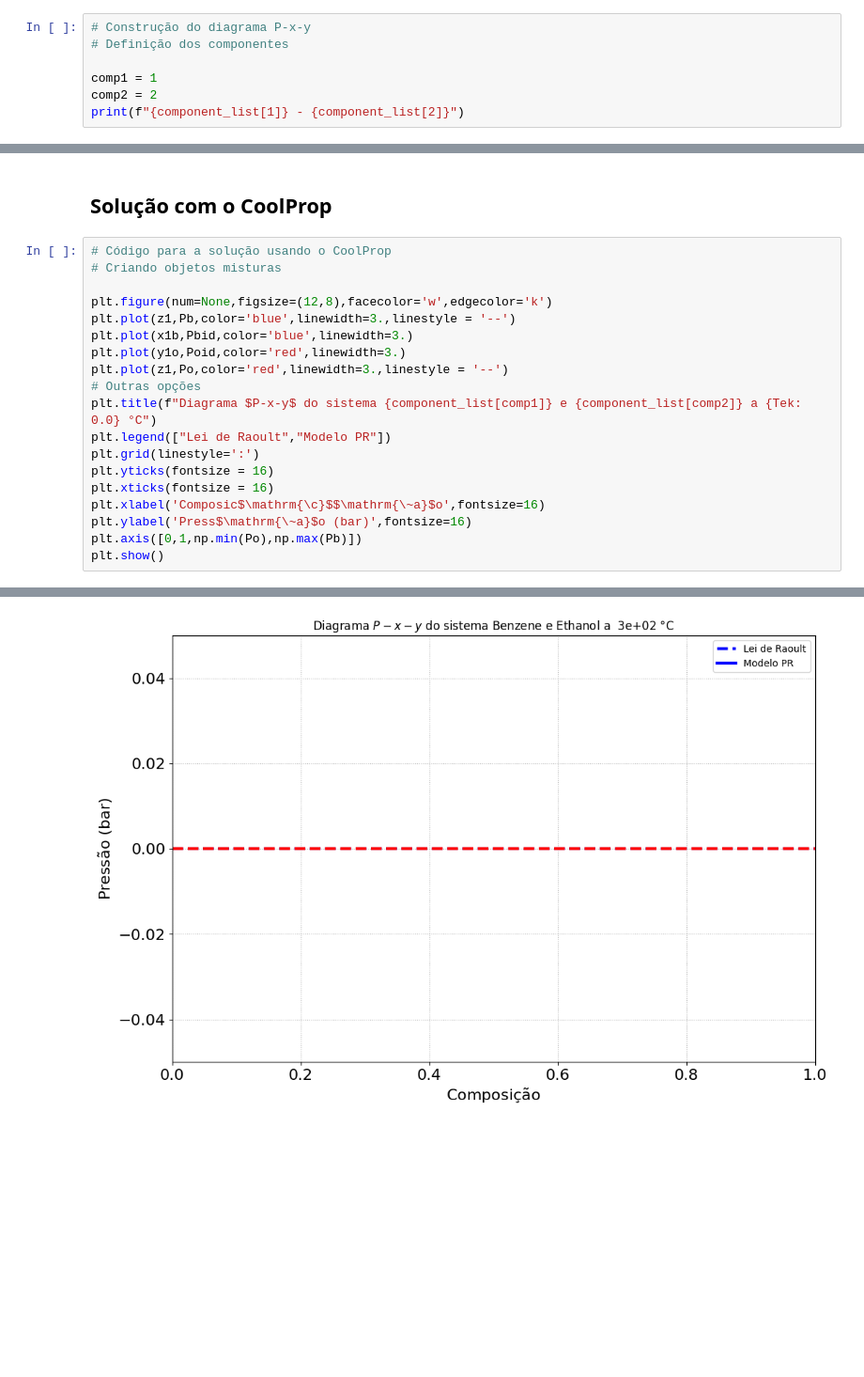
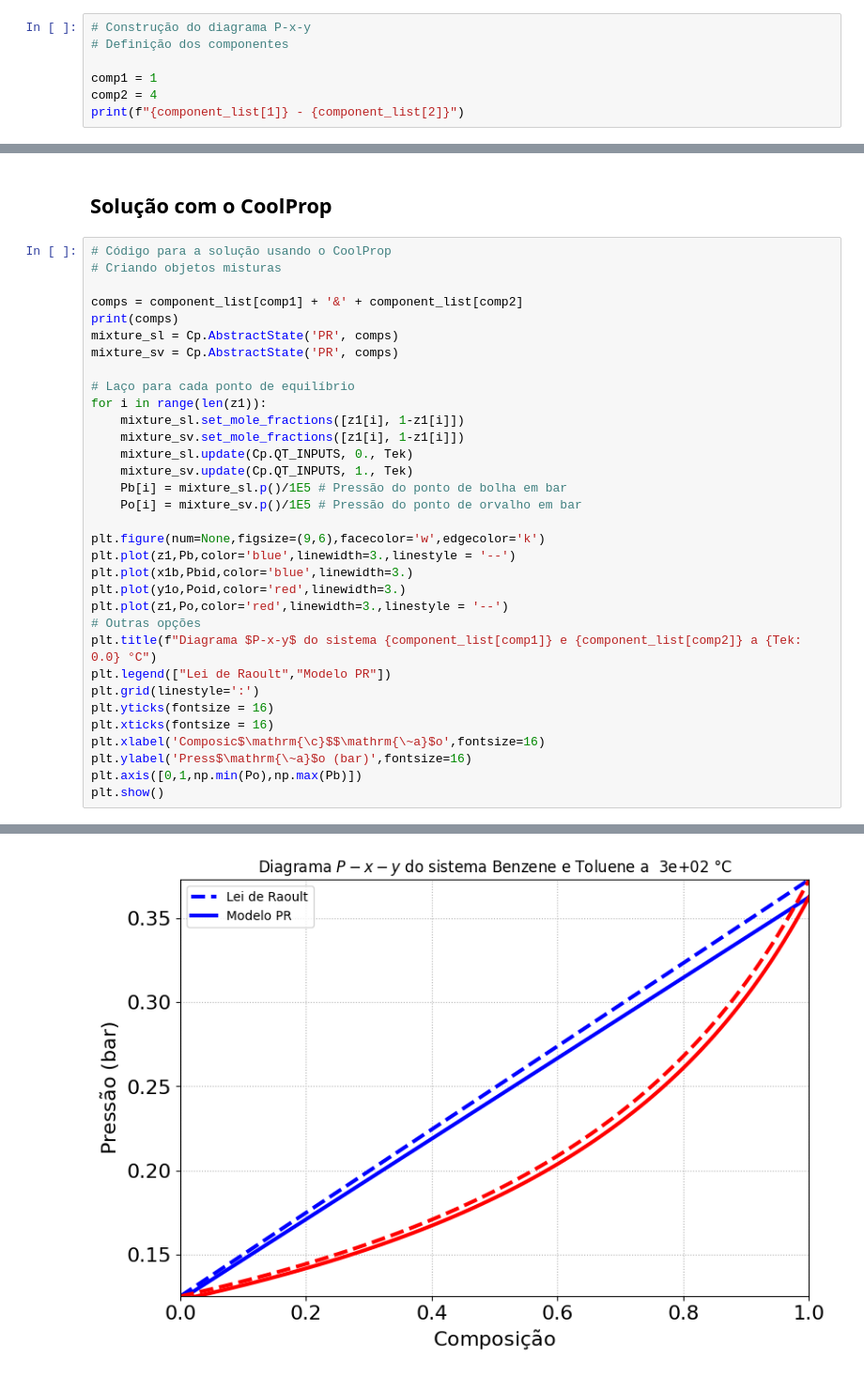
Before and after one commit to eburille/termodinamica, a Jupyter notebook: Diagrama P-x-y.ipynb, the cells around one changed output, grey strips where cells are left out. Shown at 94% size. Cells and saved outputs as stored; diff of their text form; blank space fills up the shorter version.

Commit message:
Diagrama P-x-y

```diff
--- a/Diagrama P-x-y.ipynb
+++ b/Diagrama P-x-y.ipynb
@@ -31,7 +31,7 @@ M = np.array([[14.3145,2756.22,228.060],
 # Definição dos componentes
 
 comp1 = 1
-comp2 = 2
+comp2 = 4
 print(f"{component_list[1]} - {component_list[2]}")
 # %% [output]
 Benzene - Ethanol
@@ -85,7 +85,21 @@ plt.show()
 # Código para a solução usando o CoolProp
 # Criando objetos misturas
 
-plt.figure(num=None,figsize=(12,8),facecolor='w',edgecolor='k')
+comps = component_list[comp1] + '&' + component_list[comp2]
+print(comps)
+mixture_sl = Cp.AbstractState('PR', comps)
+mixture_sv = Cp.AbstractState('PR', comps)
+
+# Laço para cada ponto de equilíbrio
+for i in range(len(z1)):
+    mixture_sl.set_mole_fractions([z1[i], 1-z1[i]])
+    mixture_sv.set_mole_fractions([z1[i], 1-z1[i]])
+    mixture_sl.update(Cp.QT_INPUTS, 0., Tek)
+    mixture_sv.update(Cp.QT_INPUTS, 1., Tek)
+    Pb[i] = mixture_sl.p()/1E5 # Pressão do ponto de bolha em bar
+    Po[i] = mixture_sv.p()/1E5 # Pressão do ponto de orvalho em bar
+
+plt.figure(num=None,figsize=(9,6),facecolor='w',edgecolor='k')
 plt.plot(z1,Pb,color='blue',linewidth=3.,linestyle = '--')
 plt.plot(x1b,Pbid,color='blue',linewidth=3.)
 plt.plot(y1o,Poid,color='red',linewidth=3.)
@@ -104 +119 @@ plt.show()
-[figure, old version]
+[figure, new version]
```
Also changed, not shown: parts of 2 cells of this notebook.
